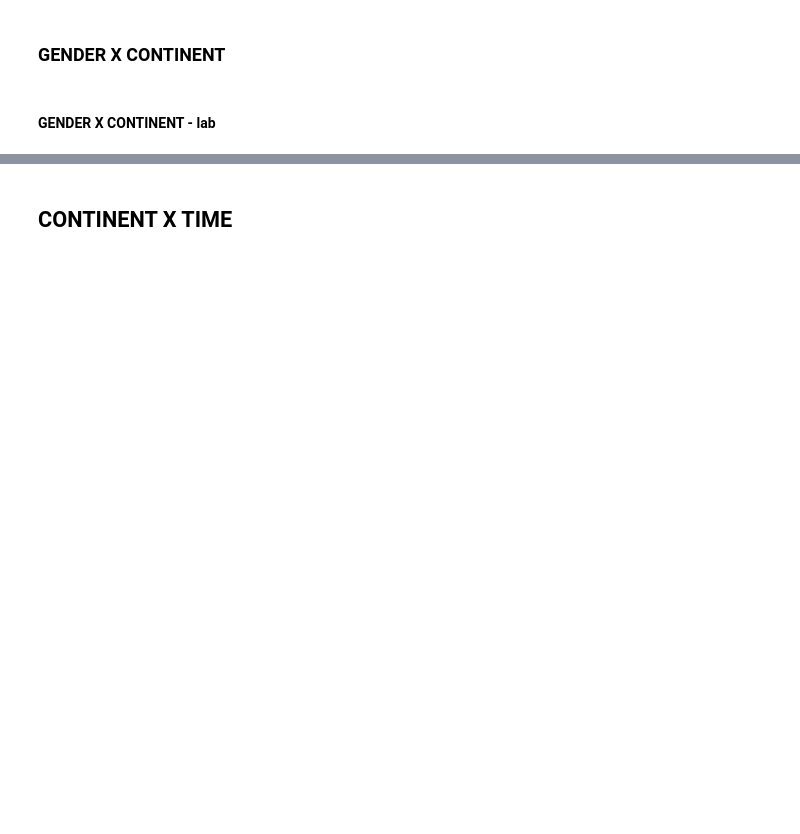
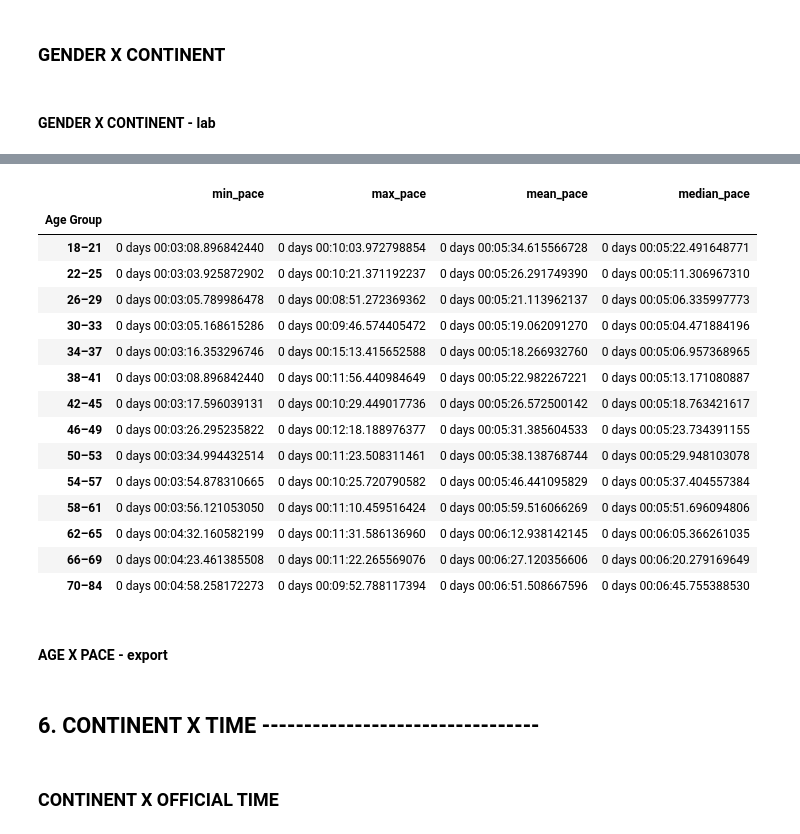
Before and after one commit to chambers29/boston_marathons, a Jupyter notebook: boston_3.ipynb, the cells around one changed output, grey strips where cells are left out. Drawn from its saved outputs; the diff is of its cells as text; code cells hidden in the pictures; blank space fills up the shorter version.

```diff
--- a/boston_3.ipynb
+++ b/boston_3.ipynb
@@ -455,0 +597,26 @@ df_age_time = df[['Age', 'Age Group', 'Pace', 'Official Time']]
+# %%
+age_groups_pace = df_age_time.groupby(by='Age Group')['Pace'].agg(
+    min_pace='min',
+    max_pace='max',
+    mean_pace='mean',
+    median_pace='median')
+age_groups_pace
+# %% [output]
+|  | min_pace | max_pace | mean_pace | median_pace |
+| Age Group |  |  |  |  |
+| 18–21 | 0 days 00:03:08.896842440 | 0 days 00:10:03.972798854 | 0 days 00:05:34.615566728 | 0 days 00:05:22.491648771 |
+| 22–25 | 0 days 00:03:03.925872902 | 0 days 00:10:21.371192237 | 0 days 00:05:26.291749390 | 0 days 00:05:11.306967310 |
+| 26–29 | 0 days 00:03:05.789986478 | 0 days 00:08:51.272369362 | 0 days 00:05:21.113962137 | 0 days 00:05:06.335997773 |
+| 30–33 | 0 days 00:03:05.168615286 | 0 days 00:09:46.574405472 | 0 days 00:05:19.062091270 | 0 days 00:05:04.471884196 |
+| 34–37 | 0 days 00:03:16.353296746 | 0 days 00:15:13.415652588 | 0 days 00:05:18.266932760 | 0 days 00:05:06.957368965 |
+| 38–41 | 0 days 00:03:08.896842440 | 0 days 00:11:56.440984649 | 0 days 00:05:22.982267221 | 0 days 00:05:13.171080887 |
+| 42–45 | 0 days 00:03:17.596039131 | 0 days 00:10:29.449017736 | 0 days 00:05:26.572500142 | 0 days 00:05:18.763421617 |
+| 46–49 | 0 days 00:03:26.295235822 | 0 days 00:12:18.188976377 | 0 days 00:05:31.385604533 | 0 days 00:05:23.734391155 |
+| 50–53 | 0 days 00:03:34.994432514 | 0 days 00:11:23.508311461 | 0 days 00:05:38.138768744 | 0 days 00:05:29.948103078 |
+| 54–57 | 0 days 00:03:54.878310665 | 0 days 00:10:25.720790582 | 0 days 00:05:46.441095829 | 0 days 00:05:37.404557384 |
+| 58–61 | 0 days 00:03:56.121053050 | 0 days 00:11:10.459516424 | 0 days 00:05:59.516066269 | 0 days 00:05:51.696094806 |
+| 62–65 | 0 days 00:04:32.160582199 | 0 days 00:11:31.586136960 | 0 days 00:06:12.938142145 | 0 days 00:06:05.366261035 |
+| 66–69 | 0 days 00:04:23.461385508 | 0 days 00:11:22.265569076 | 0 days 00:06:27.120356606 | 0 days 00:06:20.279169649 |
+| 70–84 | 0 days 00:04:58.258172273 | 0 days 00:09:52.788117394 | 0 days 00:06:51.508667596 | 0 days 00:06:45.755388530 |
+# %% [markdown]
+#### AGE X PACE - export
@@ -456,5 +626,7 @@ df_age_time = df[['Age', 'Age Group', 'Pace', 'Official Time']]
 # %% [markdown]
-## CONTINENT X TIME
+## 6. CONTINENT X TIME ---------------------------------
 # %%
 df_continent_time = df[['Continent', 'Country', 'Pace', 'Official Time']]
+# %% [markdown]
+### CONTINENT X OFFICIAL TIME
 # %% [markdown]
```
Also changed, not shown: parts of 104 cells of this notebook.
